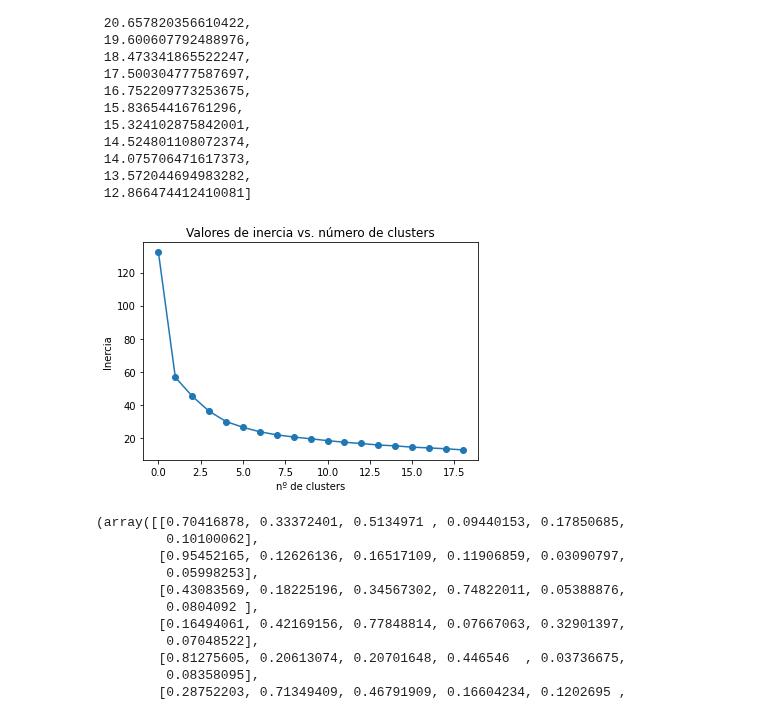
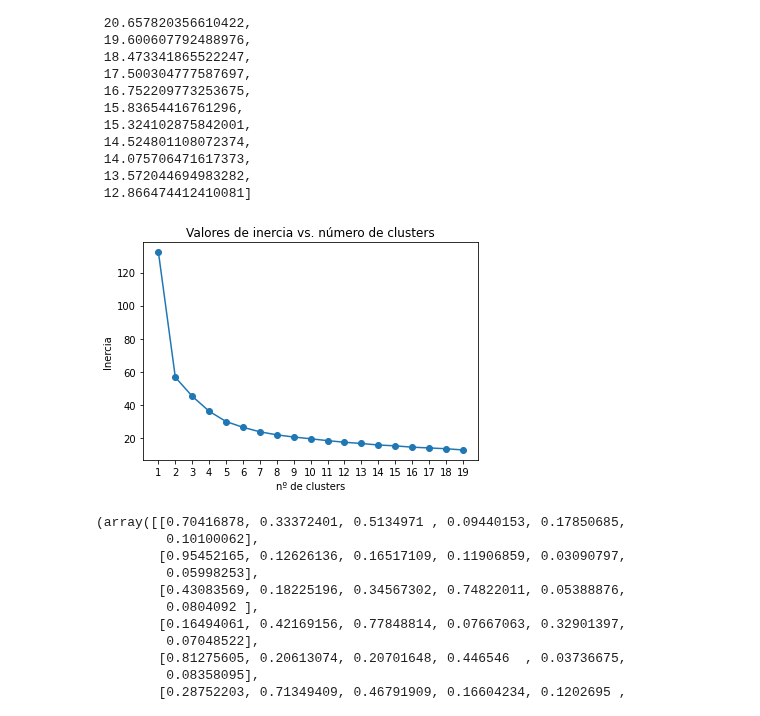
Before and after one commit to javilledo/MachineLearning, a Jupyter notebook: notebooks/agrupación_kmeans_wholesale_customers_dataset.ipynb, the cells around one changed output. Drawn from its saved outputs; the diff is of its cells as text; code cells hidden in the pictures.

```diff
--- a/notebooks/agrupación_kmeans_wholesale_customers_dataset.ipynb
+++ b/notebooks/agrupación_kmeans_wholesale_customers_dataset.ipynb
@@ -154,13 +154,14 @@ inercia
  13.572044694983282,
  12.866474412410081]
 # %%
-plt.plot(inercia, 'o-')
+plt.plot(range(1,20), inercia, 'o-')
 plt.title('Valores de inercia vs. número de clusters')
 plt.xlabel('nº de clusters')
+plt.xticks(range(1,20))
 plt.ylabel('Inercia')
 plt.show()
 # %% [output]
-[figure, old version]
+[figure, new version]
 # %%
 #Por el método del codo, se determina que el valor de K óptimo sería 6.
 #Entrenamos el modelo para K = 6
```
